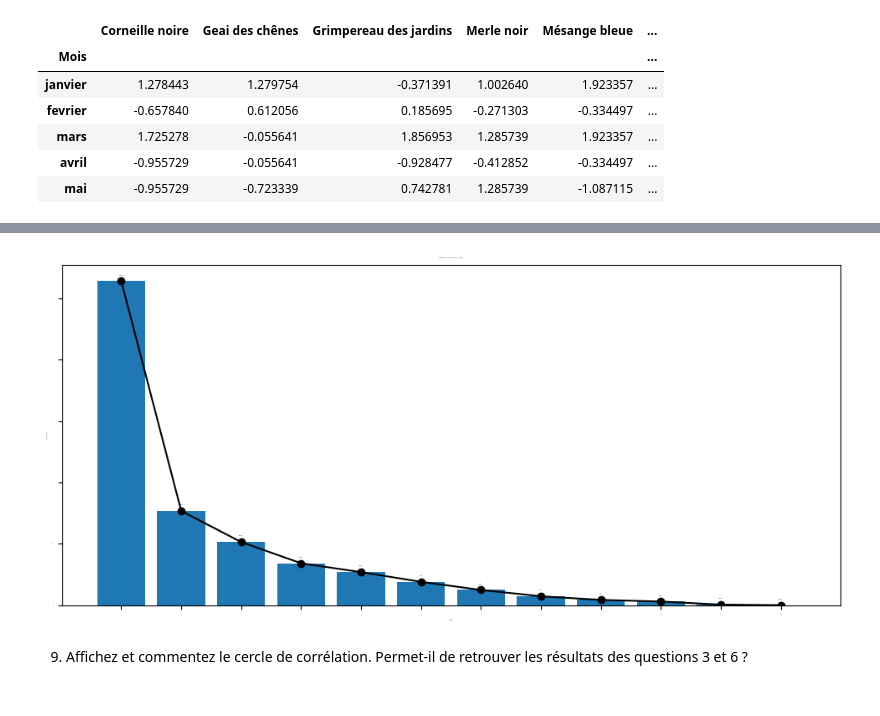
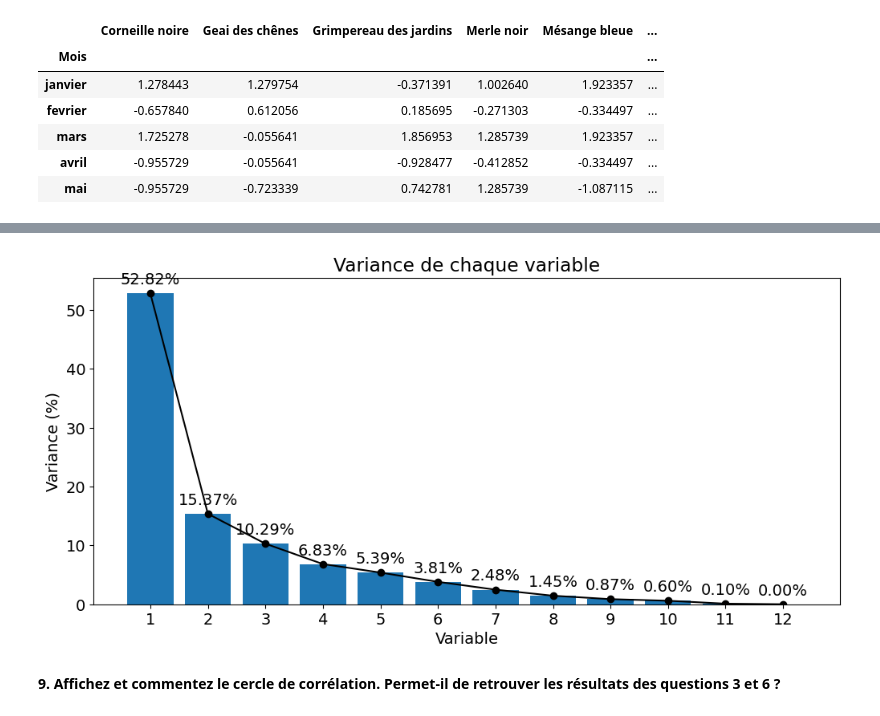
Before and after one commit to Sofiane-Sif/birdspecies, a Jupyter notebook: ACP.ipynb, the cells around one changed output, grey strips where cells are left out. Cells and saved outputs as stored; diff of their text form; code cells hidden in the pictures.

```diff
--- a/ACP.ipynb
+++ b/ACP.ipynb
@@ -5,4 +5,9 @@ import pandas as pd
 from sklearn.preprocessing import StandardScaler
 from sklearn.decomposition import PCA
 import pca as pca_alt
+from mlxtend.plotting import plot_pca_correlation_graph
+from matplotlib import cm
+
+
+plt.rcParams['font.size'] = 14
 # %%
@@ -68,27 +71,28 @@ que vous venez de calculer ?
 # %%
 pca = PCA()
 pca.fit(data)
 variances = pca.explained_variance_ratio_ * 100
 
 # Plot the variances
 plt.figure(figsize=(len(variances),max(variances)/10))
 plt.bar(range(1, len(variances)+1), variances)
 
 # Add dots with percentage values on top of each bar
 for i, var in enumerate(variances):
+
     plt.plot(i + 1, var, 'ko')
     plt.text(i + 1, var + 1, f'{var:.2f}%', ha='center', va='bottom')
     if i > 0:
         plt.plot([i, i + 1], [variances[i - 1], var], 'k')
 
 plt.xticks(range(1, len(variances) + 1))
 plt.xlabel('Variable')
 plt.ylabel('Variance (%)')
-plt.title('Variance of Each Variable in PCA Space')
+plt.title('Variance de chaque variable')
 
 plt.show()
 # %% [output]
-[figure, old version]
+[figure, new version]
 # %% [markdown]
-9. Affichez et commentez le cercle de corrélation. Permet-il de retrouver les résultats
-des questions 3 et 6 ?
+**9. Affichez et commentez le cercle de corrélation. Permet-il de retrouver les résultats
+des questions 3 et 6 ?**
```
Also changed, not shown: parts of 11 cells of this notebook.
